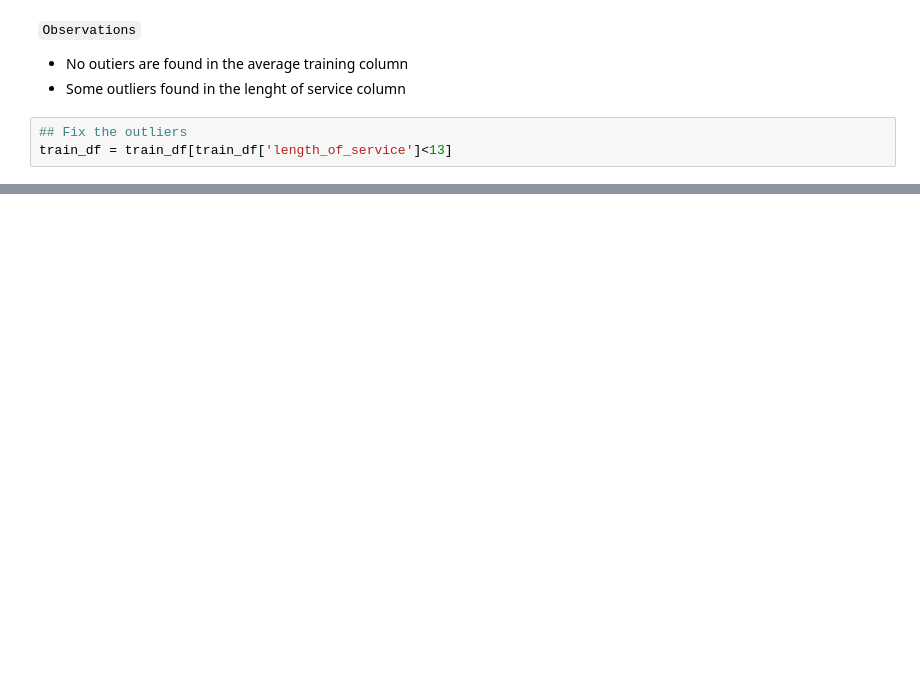
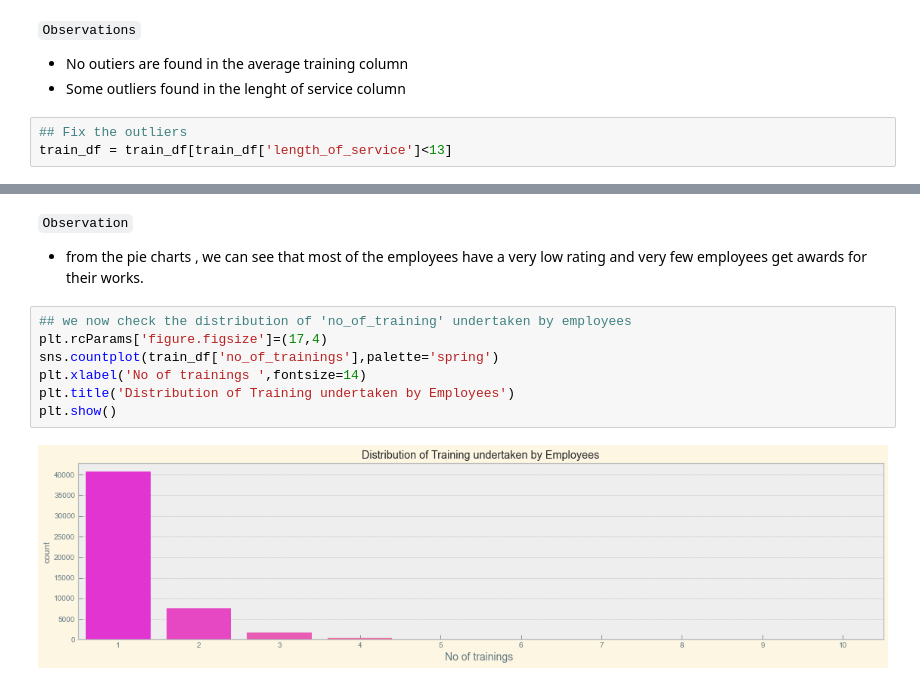
Before and after one commit to raiyan-aegon/My-Portfolio, a Jupyter notebook: Python/Machine Learning/Employee Promotion Prediction/employee_promotion.ipynb, the cells around one changed output, grey strips where cells are left out. Drawn from its saved outputs; the diff is of its cells as text; blank space fills up the shorter version.

```diff
--- a/Python/Machine Learning/Employee Promotion Prediction/employee_promotion.ipynb
+++ b/Python/Machine Learning/Employee Promotion Prediction/employee_promotion.ipynb
@@ -318,0 +363,13 @@ Text(0.5, 0.98, 'After Handling Outliers')
+# %% [markdown]
+`Observation`
+* from the pie charts , we can see that most of the employees have a very low rating
+and very few employees get awards for their works.
+# %%
+## we now check the distribution of 'no_of_training' undertaken by employees
+plt.rcParams['figure.figsize']=(17,4)
+sns.countplot(train_df['no_of_trainings'],palette='spring')
+plt.xlabel('No of trainings ',fontsize=14)
+plt.title('Distribution of Training undertaken by Employees')
+plt.show()
+# %% [output]
+[figure, added]
```
Also changed, not shown: parts of 42 cells of this notebook.
